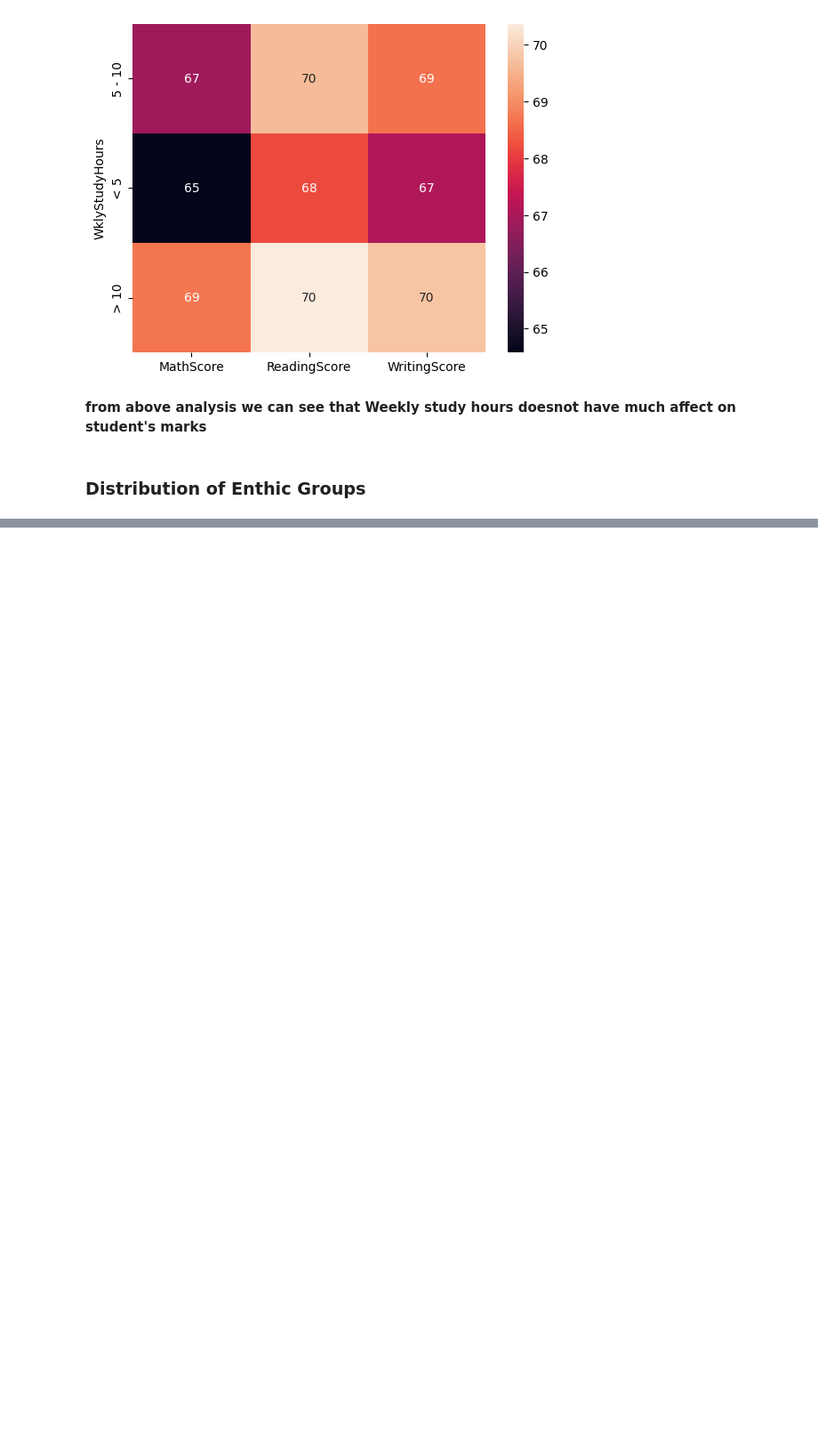
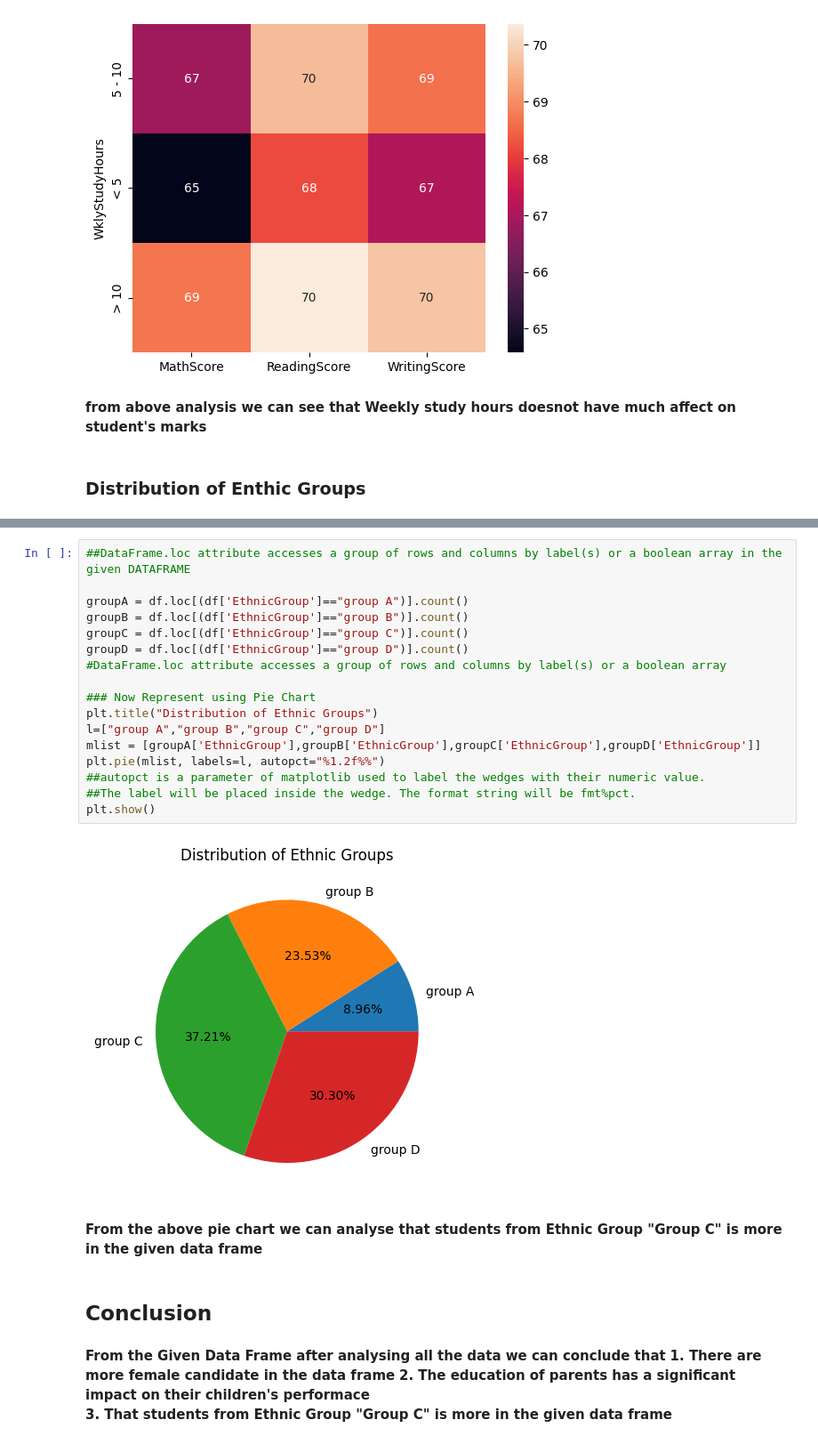
Before and after one commit to Developewithkaushik/Students_exam_score_analysis, a Jupyter notebook: Students_exam_score_analysis.ipynb, the cells around one changed output, grey strips where cells are left out. Shown: that part at 89% size. Cells and saved outputs as stored; diff of their text form; blank space fills up the shorter version.

```diff
--- a/Students_exam_score_analysis.ipynb
+++ b/Students_exam_score_analysis.ipynb
@@ -169,0 +177,28 @@ plt.show()
+# %%
+##DataFrame.loc attribute accesses a group of rows and columns by label(s) or a boolean array in the given DATAFRAME
+
+groupA = df.loc[(df['EthnicGroup']=="group A")].count()
+groupB = df.loc[(df['EthnicGroup']=="group B")].count()
+groupC = df.loc[(df['EthnicGroup']=="group C")].count()
+groupD = df.loc[(df['EthnicGroup']=="group D")].count()
+#DataFrame.loc attribute accesses a group of rows and columns by label(s) or a boolean array
+
+### Now Represent using Pie Chart
+plt.title("Distribution of Ethnic Groups")
+l=["group A","group B","group C","group D"]
+mlist = [groupA['EthnicGroup'],groupB['EthnicGroup'],groupC['EthnicGroup'],groupD['EthnicGroup']]
+plt.pie(mlist, labels=l, autopct="%1.2f%%")
+##autopct is a parameter of matplotlib used to label the wedges with their numeric value.
+##The label will be placed inside the wedge. The format string will be fmt%pct.
+plt.show()
+# %% [output]
+[figure, added]
+# %% [markdown]
+**From the above pie chart we can analyse that students from Ethnic Group "Group C" is more in the given data frame**
+# %% [markdown]
+## Conclusion
+# %% [markdown]
+**From the Given Data Frame after analysing all the data we can conclude that**
+**1. There are more female candidate in the data frame**
+**2. The education of parents has a significant impact on their children's performace**
+**3. That students from Ethnic Group "Group C" is more in the given data frame**
```
Also changed, not shown: parts of 1 cell of this notebook.
